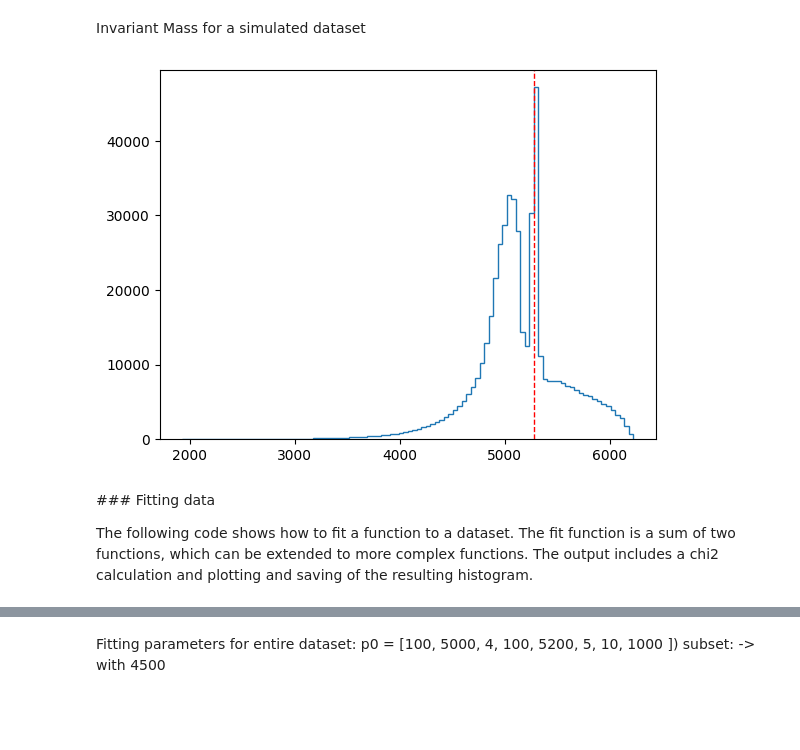
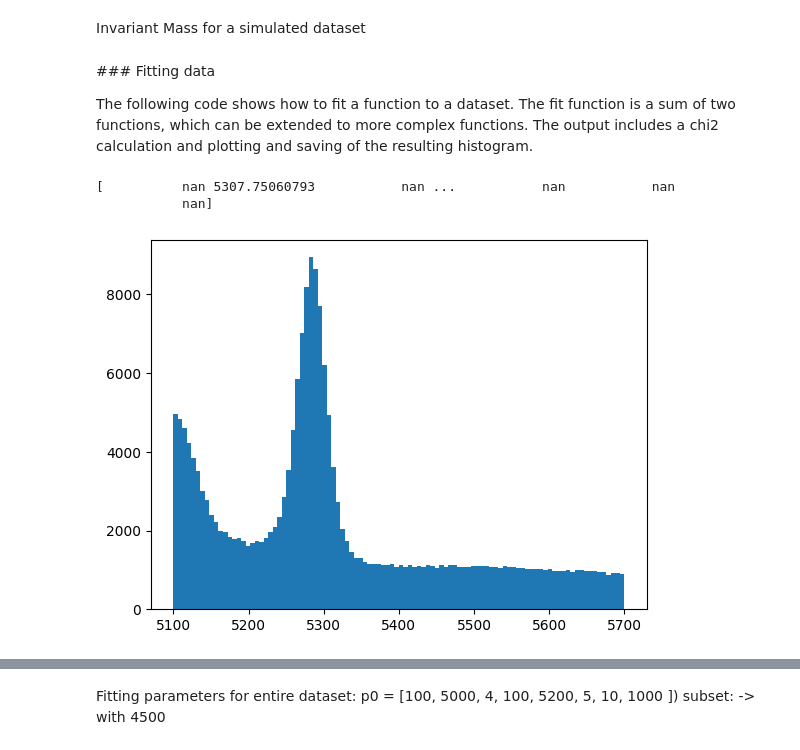
Before and after one commit to aavashsubedi/labs_yr3, a Jupyter notebook: matter_antimatter/aavash.ipynb, the cells around one changed output, grey strips where cells are left out. Cells and saved outputs as stored; diff of their text form; code cells hidden in the pictures; blank space fills up the shorter version.

```diff
--- a/matter_antimatter/aavash.ipynb
+++ b/matter_antimatter/aavash.ipynb
@@ -290,11 +267,9 @@ plt.plot([0.6,0.6], [0,1], color='red', linestyle='--')
 Invariant Mass for a simulated dataset
 # %%
 invariant_mass_numpy = np.genfromtxt('/workspaces/labs_yr3/inv_mass.csv', delimiter=',')
-plt.hist(invariant_mass_numpy, bins=100,  histtype='step', label='Invariant Mass');
-plt.axvline(5279, color='r', linestyle='dashed', linewidth=1);
+#plt.hist(invariant_mass_numpy, bins=100,  histtype='step', label='Invariant Mass');
+#plt.axvline(5279, color='r', linestyle='dashed', linewidth=1);
 #values, bins, patches = plt.hist(invariant_mass_array, bins=100,  histtype='step', label='Invariant Mass');
-# %% [output]
-[figure, removed]
 # %% [markdown]
 ### Fitting data
 
@@ -373 +277,25 @@ The following code shows how to fit a function to a dataset. The fit function is
+# %%
+BIN_NUM = 100
+np.random.seed(42)
+
+def get_bins(data, values):
+
+    bin_centers = [(a+b)/2 for a,b in zip(data[0:-1],data[1:]) ]
+
+    return bin_centers
+
+x_data = np.linspace(5100, 5800, 100)
+invariant_mass_numpy = np.array(invariant_mass_numpy)
+invariant_mass_numpy = np.where((
+    invariant_mass_numpy > 5100) & (
+    invariant_mass_numpy < 5700), invariant_mass_numpy, np.nan)
+
+
+#plt.hist(invariant_mass_numpy, bins=BIN_NUM,  histtype='step', label='Invariant Mass');
+print(invariant_mass_numpy)
+values, bins, patches = plt.hist(invariant_mass_numpy, bins=BIN_NUM)
+# %% [output]
+[          nan 5307.75060793           nan ...           nan           nan
+           nan]
+[figure, added]
 # %%
```
Also changed, not shown: parts of 9 cells of this notebook, 2 other files.
